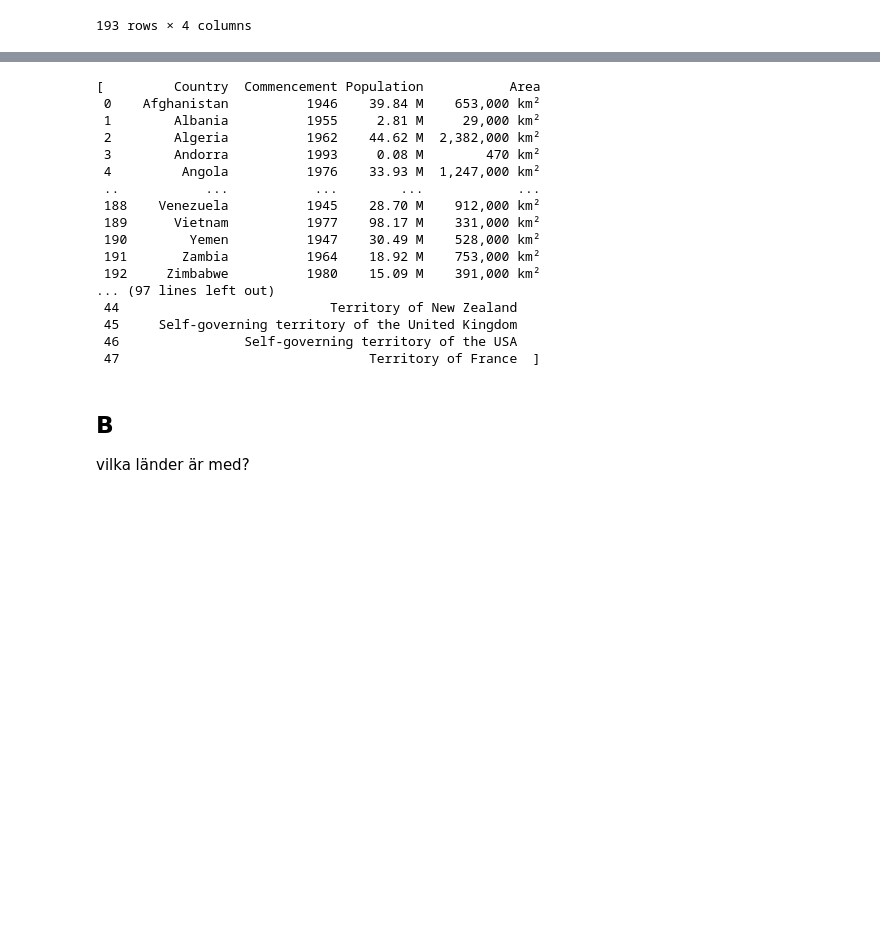
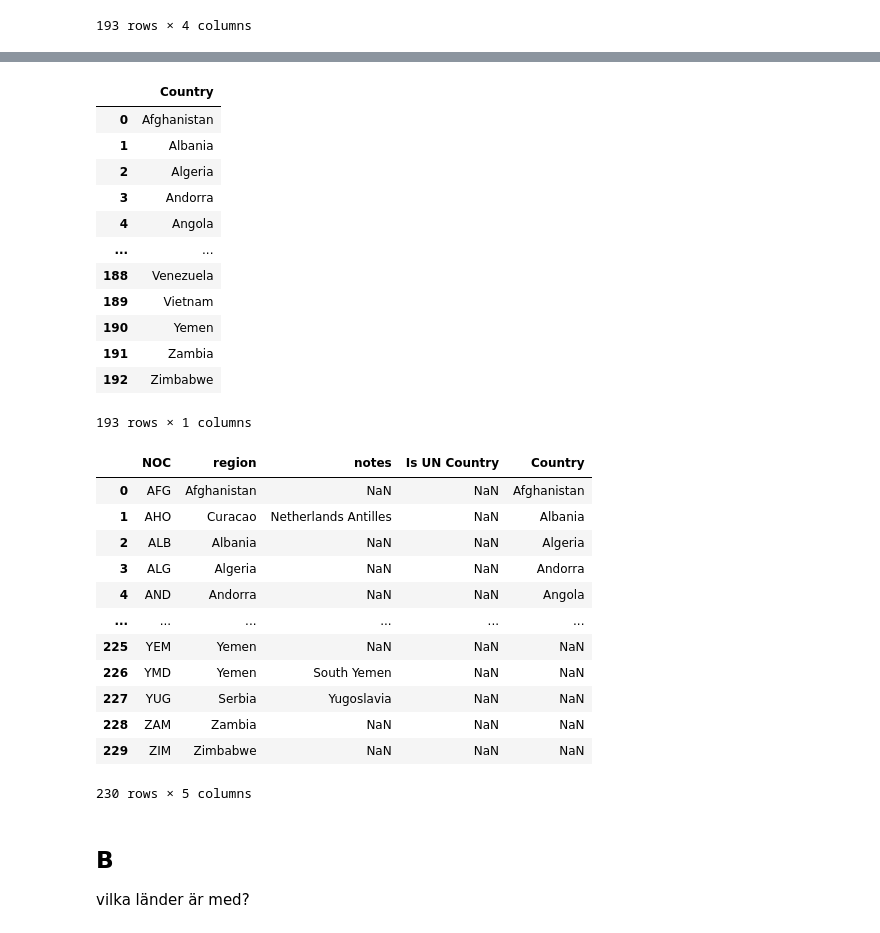
Before and after one commit to Andreas-Svensson/Databehandling-Project, a Jupyter notebook: countries exploration.ipynb, the cells around one changed output, grey strips where cells are left out. Drawn from its saved outputs; the diff is of its cells as text; code cells hidden in the pictures; blank space fills up the shorter version.

```diff
--- a/countries exploration.ipynb
+++ b/countries exploration.ipynb
@@ -549,15 +549,22 @@ df_un_list['Country'] = df_un_list['Country'].replace('Eswatini', 'Swaziland')
 
 df_un_list['Country'] = df_un_list['Country'].replace('North Macedonia', 'Macedonia')
 
-df_un_list['Country'] = df_un_list['Country'].replace('Saint Kitts and Nevis', 'Saint Kitts,Turks and Caicos Islands')
+
+df_un_list['Country'] = df_un_list['Country'].replace('Tuvalu', 'Tuvalu')
+df_un_list['Country'] = df_un_list['Country'].replace('Trinidad and Tobago', 'Trinidad')
+
+
+df_un_list['Country'] = df_un_list['Country'].replace('United Kingdom', 'UK')
+
+df_un_list['Country'] = df_un_list['Country'].replace('Bolivia', 'Boliva')
 
 
 
-df_un_list['Country'] = df_un_list['Country'].replace('North Macedonia', 'Macedonia')
-df_un_list['Country'] = df_un_list['Country'].replace('North Macedonia', 'Macedonia')
+df_un_list['Country'] = df_un_list['Country'].replace('Saint Kitts,Turks and Caicos Islands', 'Saint Kitts,Turks and Caicos Islands')
 
-
-(set(df_un_list["Country"]).difference(set(df_regions['region'])))
+len(set(df_un_list["Country"]).intersection(set(df_regions['region'])))
 
 # df_un_list.drop(["Commencement", "Population", "Area" ], axis =1)
 #test
+
+df_un_list.drop(["Commencement",  "Population", "Area"], axis=1, inplace= True)
@@ -587,23 +571,39 @@ Name: Country, Length: 193, dtype: object
 # %%
 df_un_list
 # %% [output]
+|  | Country |
+| 0 | Afghanistan |
+| 1 | Albania |
+| 2 | Algeria |
+| 3 | Andorra |
+| 4 | Angola |
+| ... | ... |
+| 188 | Venezuela |
+| 189 | Vietnam |
+| 190 | Yemen |
+| 191 | Zambia |
+| 192 | Zimbabwe |
-[         Country  Commencement Population           Area
- 0    Afghanistan          1946    39.84 M    653,000 km²
- 1        Albania          1955     2.81 M     29,000 km²
- 2        Algeria          1962    44.62 M  2,382,000 km²
- 3        Andorra          1993     0.08 M        470 km²
- 4         Angola          1976    33.93 M  1,247,000 km²
- ..           ...           ...        ...            ...
- 188    Venezuela          1945    28.70 M    912,000 km²
- 189      Vietnam          1977    98.17 M    331,000 km²
- 190        Yemen          1947    30.49 M    528,000 km²
- 191       Zambia          1964    18.92 M    753,000 km²
- 192     Zimbabwe          1980    15.09 M    391,000 km²
-... (97 lines left out)
- 44                           Territory of New Zealand
- 45     Self-governing territory of the United Kingdom
- 46                Self-governing territory of the USA
- 47                                Territory of France  ]
+193 rows × 1 columns
+# %%
+# df_un_list[df_un_list["Country"].str.startswith("U")]
+
+df_regions = df_regions.reindex(columns= ["NOC","region","notes", "Is UN Country"])
+# %%
+df_regions.join(df_un_list)
+# %% [output]
+|  | NOC | region | notes | Is UN Country | Country |
+| 0 | AFG | Afghanistan | NaN | NaN | Afghanistan |
+| 1 | AHO | Curacao | Netherlands Antilles | NaN | Albania |
+| 2 | ALB | Albania | NaN | NaN | Algeria |
+| 3 | ALG | Algeria | NaN | NaN | Andorra |
+| 4 | AND | Andorra | NaN | NaN | Angola |
+| ... | ... | ... | ... | ... | ... |
+| 225 | YEM | Yemen | NaN | NaN | NaN |
+| 226 | YMD | Yemen | South Yemen | NaN | NaN |
+| 227 | YUG | Serbia | Yugoslavia | NaN | NaN |
+| 228 | ZAM | Zambia | NaN | NaN | NaN |
+| 229 | ZIM | Zimbabwe | NaN | NaN | NaN |
+230 rows × 5 columns
 # %%
 
 # TODO check kolla offciela länder från extern sida UN 193 + palestina
```
Also changed, not shown: parts of 2 cells of this notebook.
